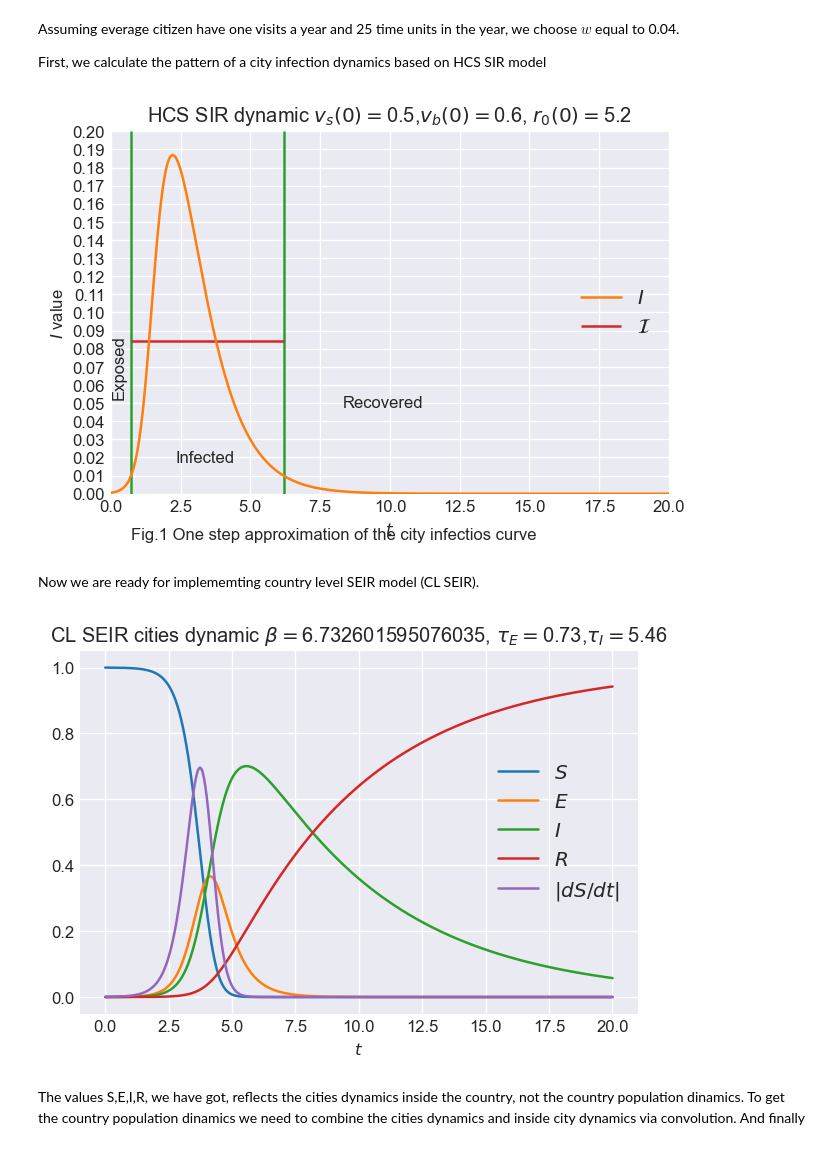
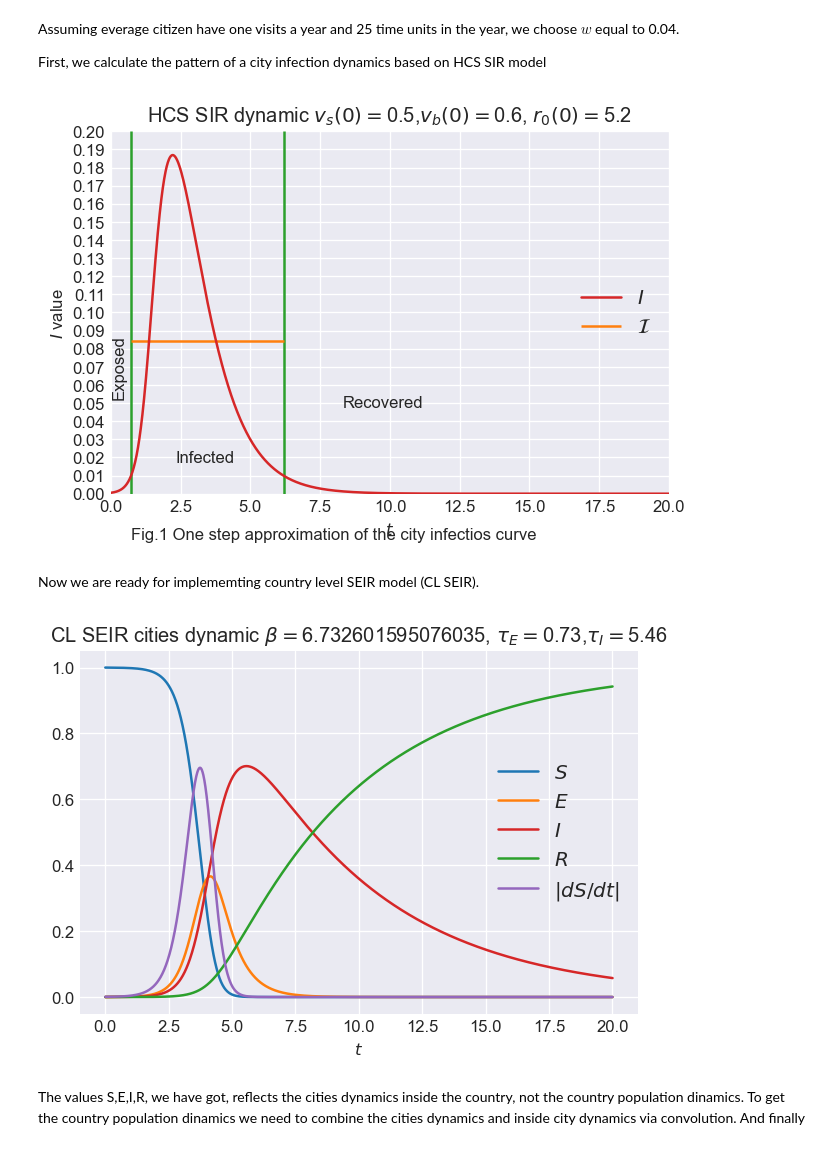
Before and after one commit to ivvaan/A-disease-spread-inhomogeneous-models, a Jupyter notebook: country_level_spread_dynamics.ipynb, the cells around one changed output. Cells and saved outputs as stored; diff of their text form; code cells hidden in the pictures.

```diff
--- a/country_level_spread_dynamics.ipynb
+++ b/country_level_spread_dynamics.ipynb
@@ -118,11 +118,11 @@ I_HCS=I
 
 fig, ax = plt.subplots(dpi=120)
 
-plt.plot(m_t, I,color='C1', label=f'$I$')
+plt.plot(m_t, I,color='C3', label=f'$I$')
 plt.vlines(x = [τ_E,τ_E+τ_I], ymin = 0, ymax = .2,
            colors = 'C2')
 plt.hlines(y = I_avr, xmin = τ_E, xmax = τ_E+τ_I,
-           colors = 'C3', label='$\mathcal{I}$')
+           colors = 'C1', label='$\mathcal{I}$')
 plt.text(0.01, 0.07, "Exposed", rotation=90, verticalalignment='center')
 plt.text(8.3, 0.05, "Recovered",  verticalalignment='center')
 plt.text(2.3, 0.02, "Infected",  verticalalignment='center')
@@ -140,7 +140,7 @@ w=0.04
 β=w*I_avr/i0
 #print(f'β={β}')
 # %% [output]
-[figure, old version]
+[figure, new version]
 # %% [markdown]
 Now we are ready for implememting country level SEIR model (CL SEIR).
 # %%
@@ -166,20 +166,20 @@ def CL_SEIR(I0,β,τ_E,τ_I):
 # %%
 I0=0.0001
 S,E,I,R,dS= CL_SEIR(I0,β,τ_E,τ_I)
 def show_SEIR(S,E,I,R,dS,cap):
     fig, ax = plt.subplots(dpi=120)
     plt.plot(m_t, S, color='C0', label=f'$S$')
     if not (E is None): plt.plot(m_t, E,color='C1', label=f'$E$')
-    plt.plot(m_t, I,color='C2', label=f'$I$')
-    plt.plot(m_t, R,color='C3', label=f'$R$')
+    plt.plot(m_t, I,color='C3', label=f'$I$')
+    plt.plot(m_t, R,color='C2', label=f'$R$')
     plt.plot(m_t, dS, color='C4', label=f'$|dS/dt|$')
     plt.xlabel(f'$t$')
     plt.legend(loc='center right')
     plt.title(cap)
     plt.show()
 show_SEIR(S,E,I,R,dS,f'CL SEIR cities dynamic $β=${β}, $τ_E=${τ_E},$τ_I=${τ_I}')
 # %% [output]
-[figure, old version]
+[figure, new version]
 # %% [markdown]
 The values S,E,I,R, we have got, reflects the cities dynamics inside the country, not the country population dinamics. To get the country population dinamics we need to combine the cities dynamics and inside city dynamics via convolution. And finally
 # %%
```
Also changed, not shown: parts of 10 cells of this notebook.
